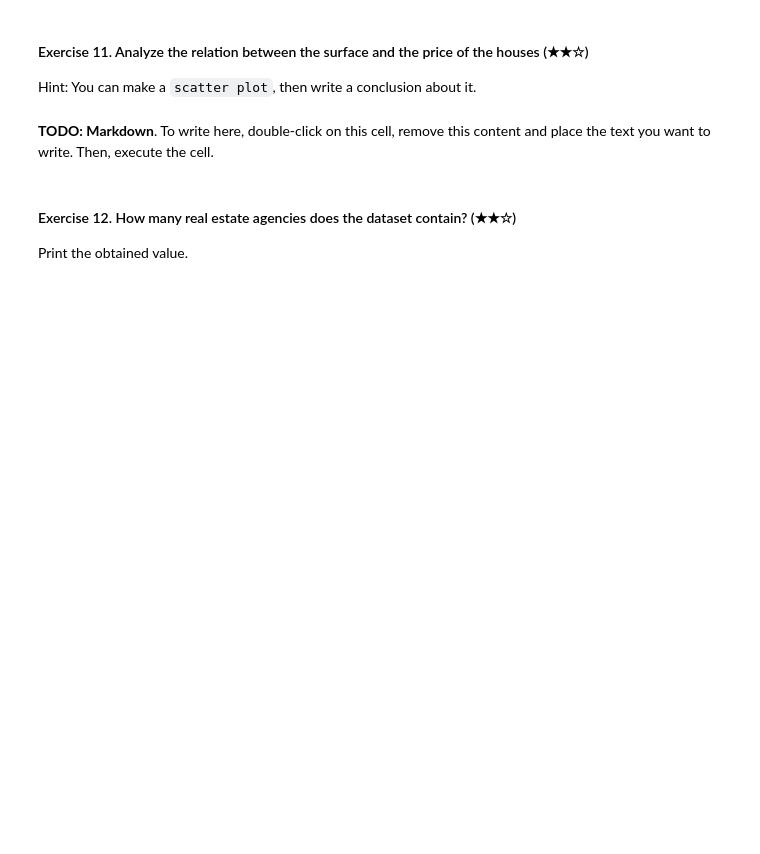
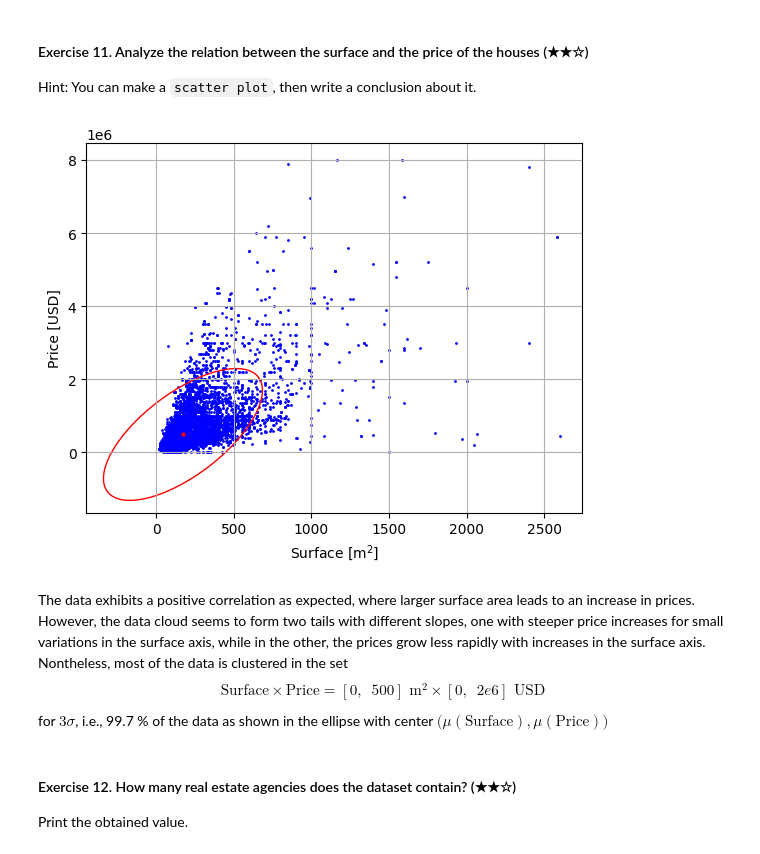
Before and after one commit to csmb20/realestate-datacleanup-exercise, a Jupyter notebook: project.ipynb, the cells around one changed output. Saved outputs shown, nothing was run; the diff lists cells and outputs as text; code cells hidden in the pictures; blank space fills up the shorter version.

```diff
--- a/project.ipynb
+++ b/project.ipynb
@@ -260,9 +301,81 @@ Hint: Create a new column called `pps` (price per square meter) and then analyze
 
 Hint: You can make a `scatter plot`, then write a conclusion about it.
 # %%
-# TODO: Code
+# Create data frame with only the necessary columns to analyze and clean the data from NaN and outliers
+# here we chose (3000 m2 as the threshold to trim the data)
+
+priceSurfaceData = ds[['surface','price']]
+priceSurfaceData = priceSurfaceData.dropna()
+priceSurfaceData = priceSurfaceData[priceSurfaceData['surface']<3000]
+
+# Plot the data in a scatter plot
+
+def confidence_ellipse(x, y, ax, n_std=3.0, facecolor='none', **kwargs):
+    """
+    Create a plot of the covariance confidence ellipse of *x* and *y*.
+
+    Parameters
+    ----------
+    x, y : array-like, shape (n, )
+        Input data.
+
+    ax : matplotlib.axes.Axes
+        The Axes object to draw the ellipse into.
+
+    n_std : float
+        The number of standard deviations to determine the ellipse's radiuses.
+
+    **kwargs
+        Forwarded to `~matplotlib.patches.Ellipse`
+
+    Returns
+    -------
+    matplotlib.patches.Ellipse
+    """
+    if x.size != y.size:
+        raise ValueError("x and y must be the same size")
+
+    cov     = np.cov(x, y)
+    pearson = cov[0,1]/(np.sqrt(cov[0, 0]) * np.sqrt(cov[1, 1]))
+
+    ell_radius_x = np.sqrt(1 + pearson)
+    ell_radius_y = np.sqrt(1 - pearson)
+    ellipse      = elip((0,0), width=ell_radius_x, height=ell_radius_y,
+                      facecolor=facecolor, **kwargs)
+
+    # Calculating the standard deviation of x from
+    # the squareroot of the variance and multiplying
+    # with the given number of standard deviations.
+
+    scale_x = 2 * np.sqrt(cov[0, 0]) * n_std
+    mean_x  = np.mean(x)
+
+    # calculating the standard deviation of y ...
+    scale_y = 2 * np.sqrt(cov[1, 1]) * n_std
+    mean_y  = np.mean(y)
+
+    transf = trns.Affine2D() \
+        .rotate_deg(45) \
+        .scale(scale_x, scale_y) \
+        .translate(mean_x, mean_y) \
+
+    ellipse.set_transform(transf + ax.transData)
+    return ax.add_patch(ellipse)
+
+fig, axs = plt.subplots(1, 1)
+
+plt.scatter(priceSurfaceData['surface'],priceSurfaceData['price'],marker='o',c='blue',s=1)
+plt.plot(np.mean(priceSurfaceData['surface']),np.mean(priceSurfaceData['price']),marker='o', color='red', markersize=2)
+confidence_ellipse(priceSurfaceData['surface'],priceSurfaceData['price'], axs, edgecolor='red')
+
+plt.xlabel('Surface [m$^2$]')
+plt.ylabel('Price [USD]')
+plt.grid()
+plt.show()
+# %% [output]
+[figure, added]
 # %% [markdown]
-**TODO: Markdown**. To write here, double-click on this cell, remove this content and place the text you want to write. Then, execute the cell.
+The data exhibits a positive correlation as expected, where larger surface area leads to an increase in prices. However, the data cloud seems to form two tails with different slopes, one with steeper price increases for small variations in the surface axis, while in the other, the prices grow less rapidly with increases in the surface axis. Nontheless, most of the data is clustered in the set $$\text{Surface} \times \text{Price} = [0, \enspace 500] \text{ m}^2 \times [0, \enspace 2e6] \text{ USD} $$ for $3 \sigma$, i.e., 99.7 \% of the data as shown in the ellipse with center $\Big(\mu(\text{Surface}),\mu(\text{Price})\Big)$
 # %% [markdown]
 #### Exercise 12. How many real estate agencies does the dataset contain? (★★☆)
 
```
Also changed, not shown: parts of 8 cells of this notebook.
